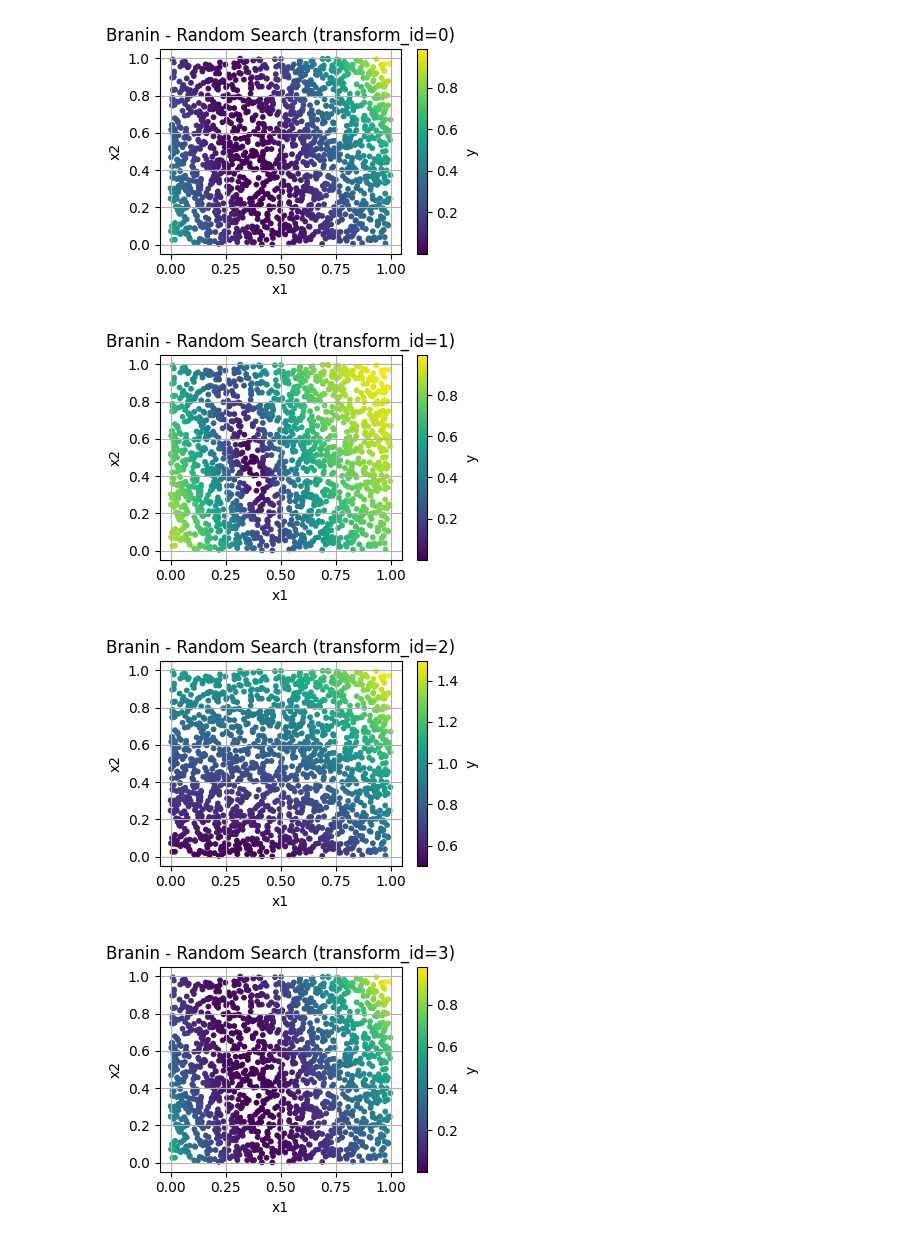
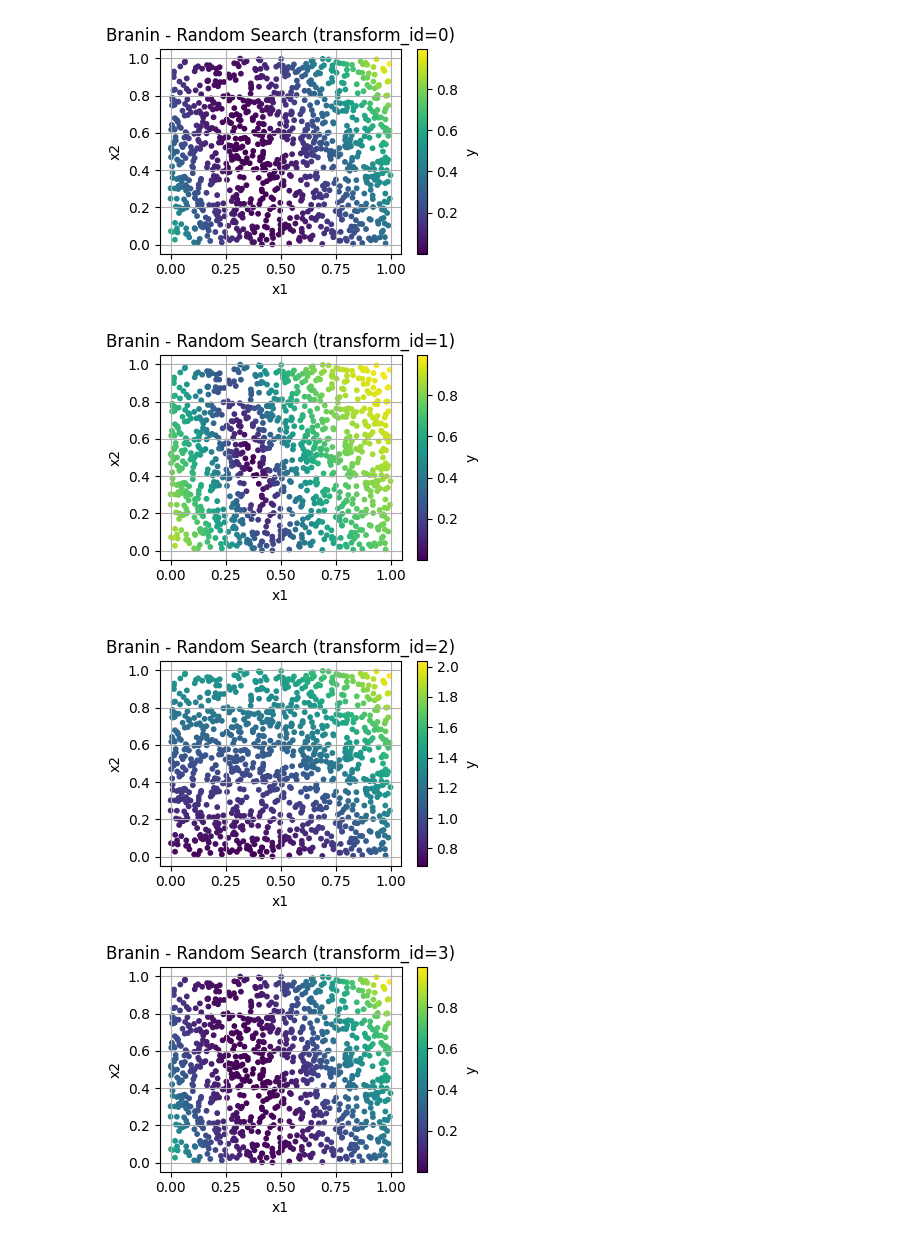
Before and after one commit to timruhkopf/ExperiencedFT-PFNs, a Jupyter notebook: HPO_tasks/Synthetic/plot.ipynb, the cells around one changed output. Cells and saved outputs as stored; diff of their text form; code cells hidden in the pictures.

```diff
--- a/HPO_tasks/Synthetic/plot.ipynb
+++ b/HPO_tasks/Synthetic/plot.ipynb
@@ -3,10 +3,15 @@ import pandas as pd
 import numpy as np
 import matplotlib.pyplot as plt
 import ast
+import os
 
 
-# Load the CSV file
-df = pd.read_csv("results/Branin_Random-Search.csv")
+df_list = []
+for item in os.listdir("results/"):
+    df = pd.read_csv("results/" + item)
+    df_list.append(df.copy())
+df = pd.concat(df_list, ignore_index=True)
 
-# Show the first few rows
-print(df.head())
+df['x_parsed'] = df['x'].apply(lambda s: np.fromstring(s.strip('[]'), sep=' '))
+df['x1'] = df['x_parsed'].apply(lambda arr: arr[0])
+df['x2'] = df['x_parsed'].apply(lambda arr: arr[1])
@@ -27,26 +18,23 @@ print(df.head())
 # %%
-# Parse 'x' column
-df['x_parsed'] = df['x'].apply(lambda s: np.fromstring(s.strip('[]'), sep=' '))
-df['x1'] = df['x_parsed'].apply(lambda arr: arr[0])
-df['x2'] = df['x_parsed'].apply(lambda arr: arr[1])
-
+method = 'Random-Search'
+dfm = df[df['method'] == method]
 # Plot for each transform_id
-unique_transforms = df['transform_id'].unique()
+unique_transforms = dfm['transform_id'].unique()
 
 for transform_id in unique_transforms:
-    df_subset = df[df['transform_id'] == transform_id]
+    df_subset = dfm[dfm['transform_id'] == transform_id]
 
     plt.figure(figsize=(4, 3))
     sc = plt.scatter(df_subset['x1'], df_subset['x2'], c=df_subset['y'], cmap='viridis', s=10)
     plt.colorbar(sc, label='y')
     plt.xlabel('x1')
     plt.ylabel('x2')
     plt.title(f'Branin - Random Search (transform_id={transform_id})')
     plt.grid(True)
     plt.tight_layout()
     plt.show()
 # %% [output]
-[figure, old version]
+[figure, new version]
-[figure, old version]
+[figure, new version]
-[figure, old version]
+[figure, new version]
-[figure, old version]
+[figure, new version]
```
Also changed, not shown: parts of 3 cells of this notebook, 3 other files.
